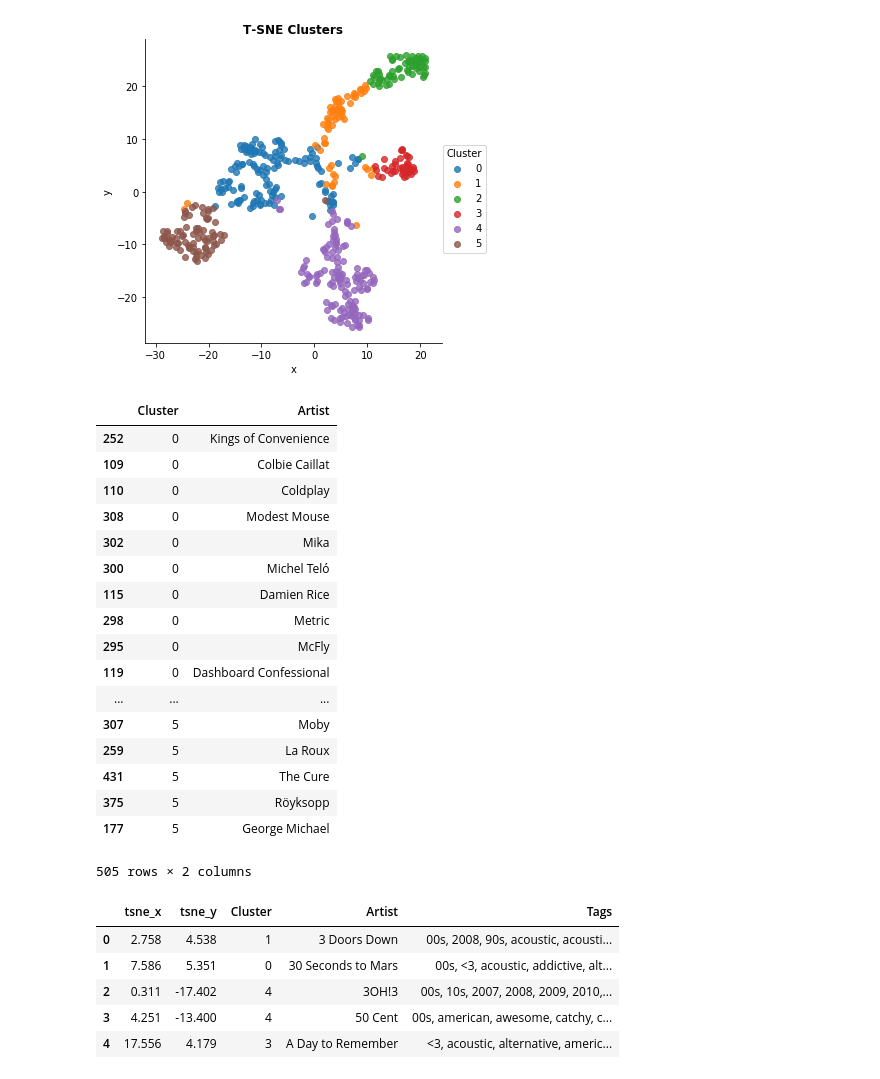
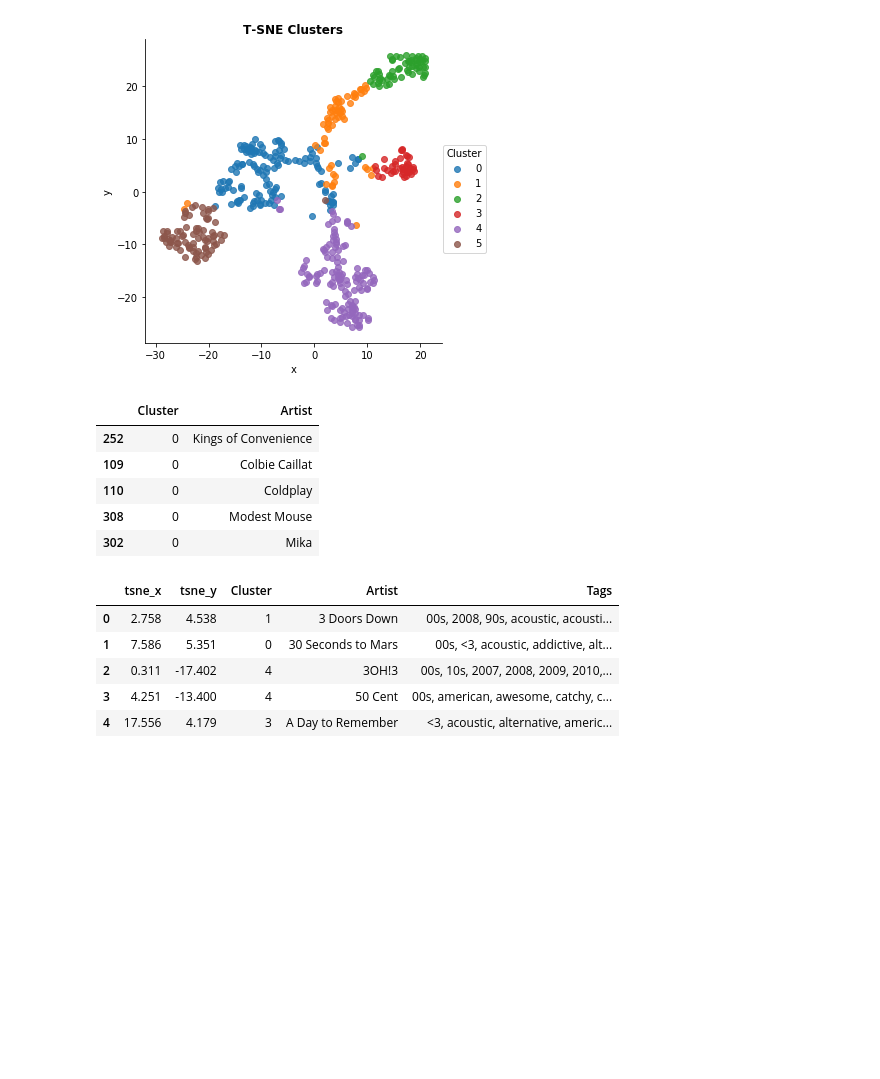
Before and after one commit to cipher813/recommender_system, a Jupyter notebook: notebooks/A01_LastFM_Recommender_Genre_KMC_tSNE.ipynb, the cells around one changed output. Drawn from its saved outputs; the diff is of its cells as text; code cells hidden in the pictures; blank space fills up the shorter version.

```diff
--- a/notebooks/A01_LastFM_Recommender_Genre_KMC_tSNE.ipynb
+++ b/notebooks/A01_LastFM_Recommender_Genre_KMC_tSNE.ipynb
@@ -205,26 +205,14 @@ T-SNE saved at ../charts/tsne.png
 [figure]
 # %%
 # list artists by cluster
-df_tsne[['Cluster','Artist']].sort_values('Cluster')
+df_tsne[['Cluster','Artist']].sort_values('Cluster').head()
 # %% [output]
 |  | Cluster | Artist |
 | 252 | 0 | Kings of Convenience |
 | 109 | 0 | Colbie Caillat |
 | 110 | 0 | Coldplay |
 | 308 | 0 | Modest Mouse |
 | 302 | 0 | Mika |
-| 300 | 0 | Michel Teló |
-| 115 | 0 | Damien Rice |
-| 298 | 0 | Metric |
-| 295 | 0 | McFly |
-| 119 | 0 | Dashboard Confessional |
-| ... | ... | ... |
-| 307 | 5 | Moby |
-| 259 | 5 | La Roux |
-| 431 | 5 | The Cure |
-| 375 | 5 | Röyksopp |
-| 177 | 5 | George Michael |
-505 rows × 2 columns
 # %%
 assert len(data)==len(df_tsne)
 # %%
```
Also changed, not shown: 3 other files.
